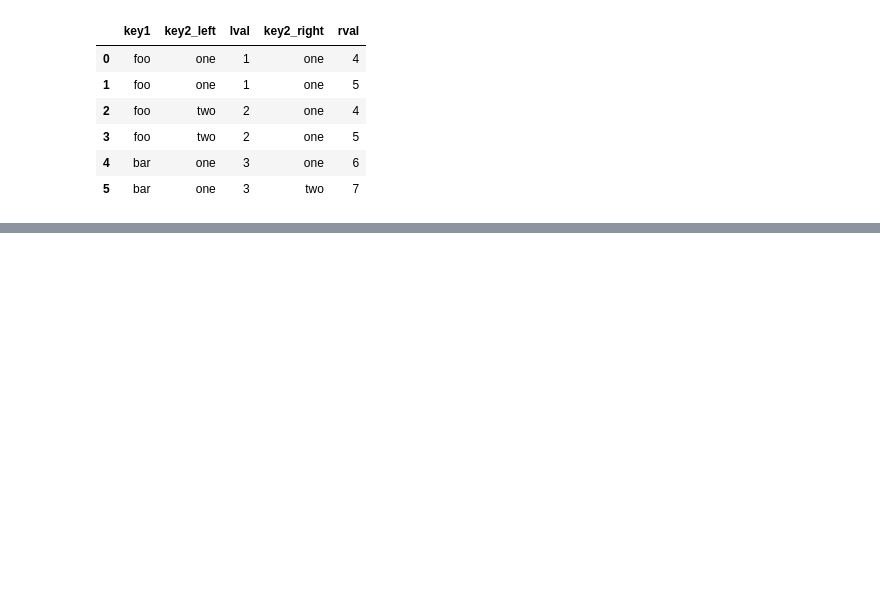
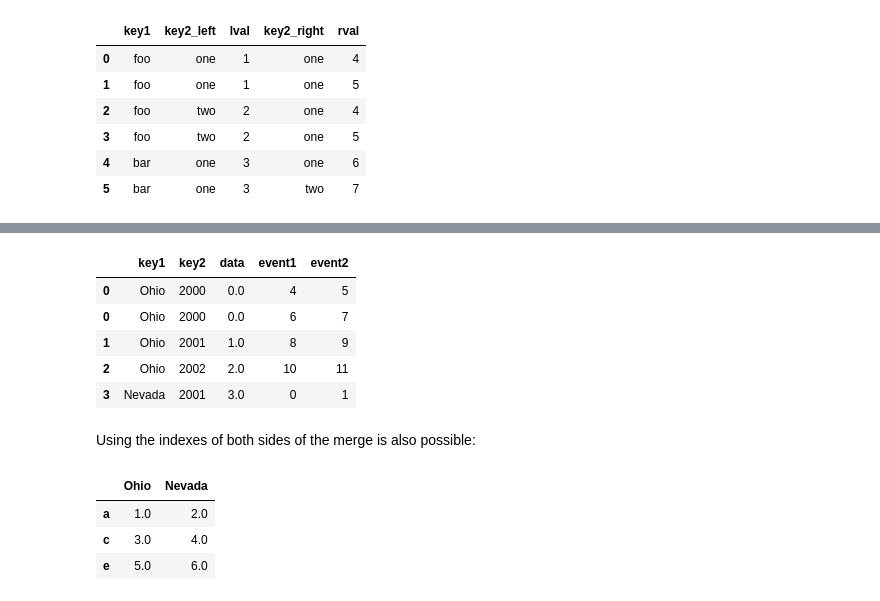
Before and after one commit to richdayandnight/data-science-notebook, a Jupyter notebook: python-for-data-analysis/Chapter 8 Data Wrangling - Join, Combine, and Reshape.ipynb, the cells around one changed output, grey strips where cells are left out. Saved outputs shown, nothing was run; the diff lists cells and outputs as text; code cells hidden in the pictures; blank space fills up the shorter version.

```diff
--- a/python-for-data-analysis/Chapter 8 Data Wrangling - Join, Combine, and Reshape.ipynb
+++ b/python-for-data-analysis/Chapter 8 Data Wrangling - Join, Combine, and Reshape.ipynb
@@ -457,0 +500,11 @@ pd.merge(left, right, on='key1', suffixes=('_left', '_right'))
+# %%
+lefth = pd.DataFrame({'key1': ['Ohio', 'Ohio', 'Ohio',
+     'Nevada', 'Nevada'],
+    'key2': [2000, 2001, 2002, 2001, 2002],
+    'data': np.arange(5.)})
+# %%
+righth = pd.DataFrame(np.arange(12).reshape((6, 2)),
+    index=[['Nevada', 'Nevada', 'Ohio', 'Ohio',
+    'Ohio', 'Ohio'],
+    [2001, 2000, 2000, 2000, 2001, 2002]],
+    columns=['event1', 'event2'])
@@ -457,0 +530,11 @@ pd.merge(left, right, on='key1', suffixes=('_left', '_right'))
+# %%
+pd.merge(lefth, righth, left_on=['key1', 'key2'], right_index=True)
+# %% [output]
+|  | key1 | key2 | data | event1 | event2 |
+| 0 | Ohio | 2000 | 0.0 | 4 | 5 |
+| 0 | Ohio | 2000 | 0.0 | 6 | 7 |
+| 1 | Ohio | 2001 | 1.0 | 8 | 9 |
+| 2 | Ohio | 2002 | 2.0 | 10 | 11 |
+| 3 | Nevada | 2001 | 3.0 | 0 | 1 |
+# %% [markdown]
+Using the indexes of both sides of the merge is also possible:
@@ -457,0 +549,7 @@ pd.merge(left, right, on='key1', suffixes=('_left', '_right'))
+# %%
+left2
+# %% [output]
+|  | Ohio | Nevada |
+| a | 1.0 | 2.0 |
+| c | 3.0 | 4.0 |
+| e | 5.0 | 6.0 |
```
Also changed, not shown: parts of 26 cells of this notebook.
